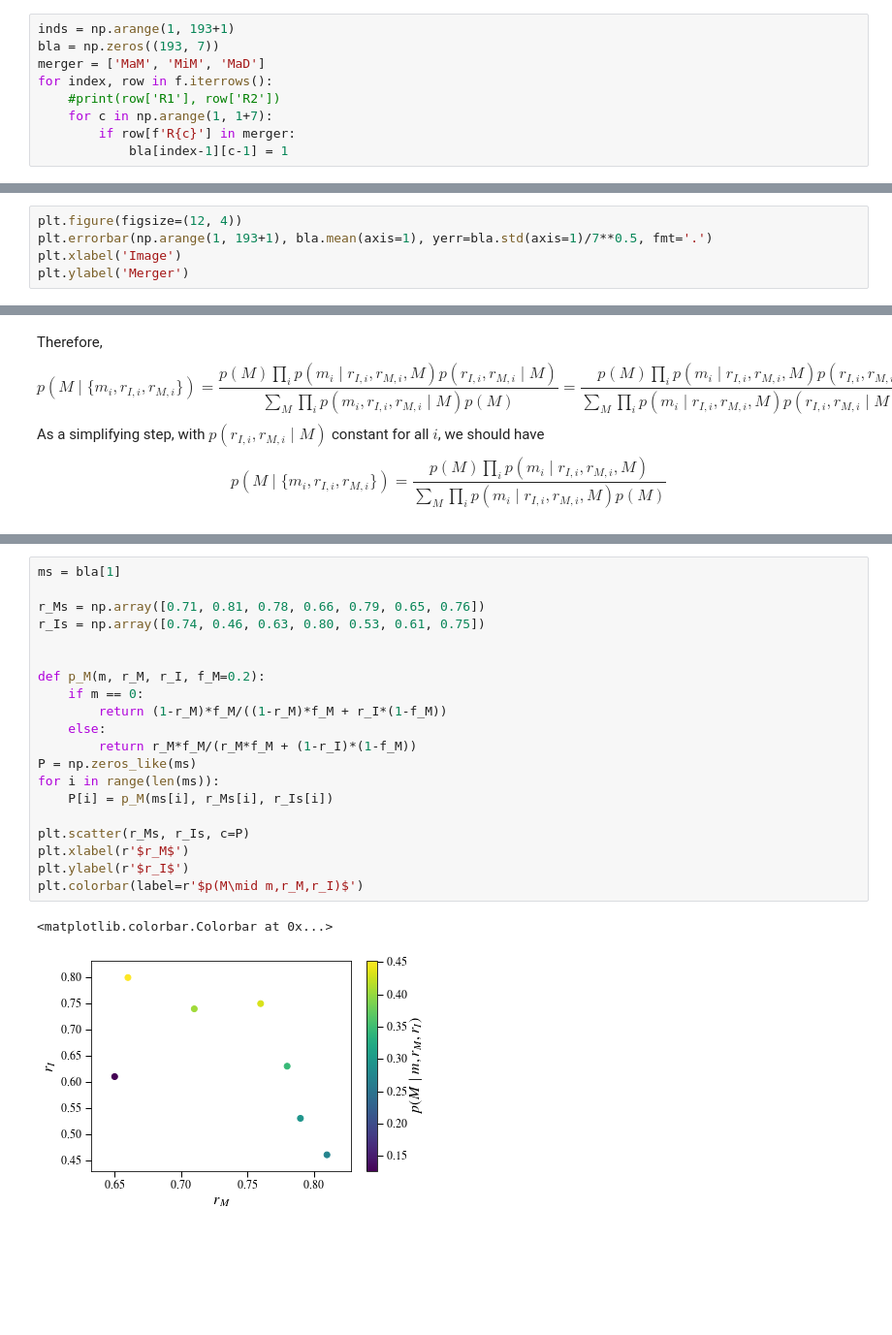
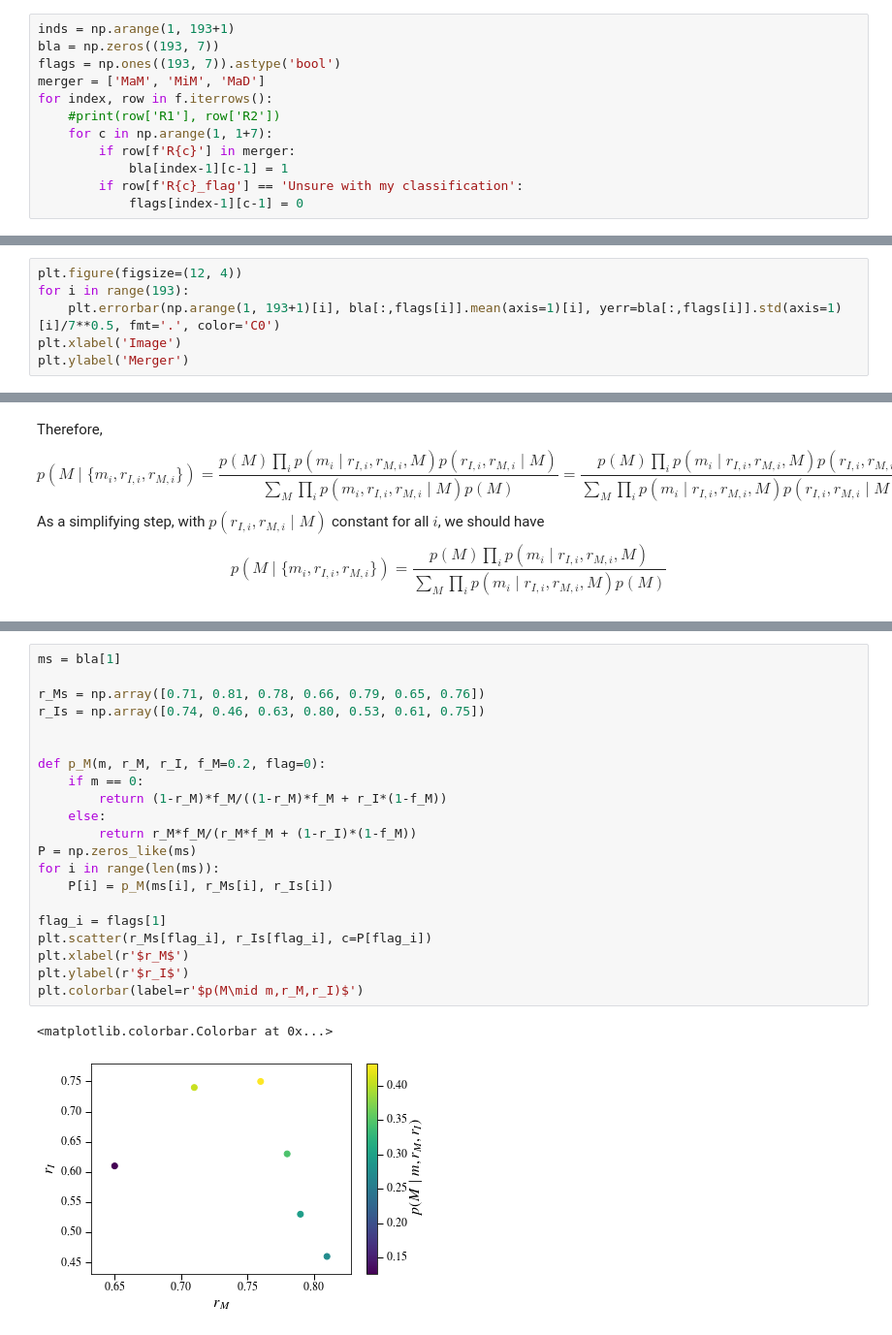
Before and after one commit to dncnwtts/merger_classification, a Jupyter notebook: Read_Raw_Data.ipynb, the cells around one changed output, grey strips where cells are left out. Shown at 97% size. Saved outputs shown, nothing was run; the diff lists cells and outputs as text; blank space fills up the shorter version.

```diff
--- a/Read_Raw_Data.ipynb
+++ b/Read_Raw_Data.ipynb
@@ -12,12 +12,15 @@ each index corresponds to object (i.e questions) R1-R8 corresponds to the classi
 # %%
 inds = np.arange(1, 193+1)
 bla = np.zeros((193, 7))
+flags = np.ones((193, 7)).astype('bool')
 merger = ['MaM', 'MiM', 'MaD']
 for index, row in f.iterrows():
     #print(row['R1'], row['R2'])
     for c in np.arange(1, 1+7):
         if row[f'R{c}'] in merger:
             bla[index-1][c-1] = 1
+        if row[f'R{c}_flag'] == 'Unsure with my classification':
+            flags[index-1][c-1] = 0
 # %%
 plt.figure(figsize=(12, 10))
 plt.imshow(bla.T, aspect=5, extent=[1, 193, 1,7])
@@ -27,6 +33,7 @@ plt.imshow(bla.T, aspect=5, extent=[1, 193, 1,7])
 # %%
 plt.figure(figsize=(12, 4))
-plt.errorbar(np.arange(1, 193+1), bla.mean(axis=1), yerr=bla.std(axis=1)/7**0.5, fmt='.')
+for i in range(193):
+    plt.errorbar(np.arange(1, 193+1)[i], bla[:,flags[i]].mean(axis=1)[i], yerr=bla[:,flags[i]].std(axis=1)[i]/7**0.5, fmt='.', color='C0')
 plt.xlabel('Image')
 plt.ylabel('Merger')
 # %% [output]
@@ -142,24 +149,25 @@ plt.colorbar(label=r'$p(M\mid m,r_M,r_I)$')
 # %%
 ms = bla[1]
 
 r_Ms = np.array([0.71, 0.81, 0.78, 0.66, 0.79, 0.65, 0.76])
 r_Is = np.array([0.74, 0.46, 0.63, 0.80, 0.53, 0.61, 0.75])
 
 
-def p_M(m, r_M, r_I, f_M=0.2):
+def p_M(m, r_M, r_I, f_M=0.2, flag=0):
     if m == 0:
         return (1-r_M)*f_M/((1-r_M)*f_M + r_I*(1-f_M))
     else:
         return r_M*f_M/(r_M*f_M + (1-r_I)*(1-f_M))
 P = np.zeros_like(ms)
 for i in range(len(ms)):
     P[i] = p_M(ms[i], r_Ms[i], r_Is[i])
 
-plt.scatter(r_Ms, r_Is, c=P)
+flag_i = flags[1]
+plt.scatter(r_Ms[flag_i], r_Is[flag_i], c=P[flag_i])
 plt.xlabel(r'$r_M$')
 plt.ylabel(r'$r_I$')
 plt.colorbar(label=r'$p(M\mid m,r_M,r_I)$')
 # %% [output]
 <matplotlib.colorbar.Colorbar at 0x...>
-[figure, old version]
+[figure, new version]
 # %%
```
Also changed, not shown: parts of 15 cells of this notebook.
